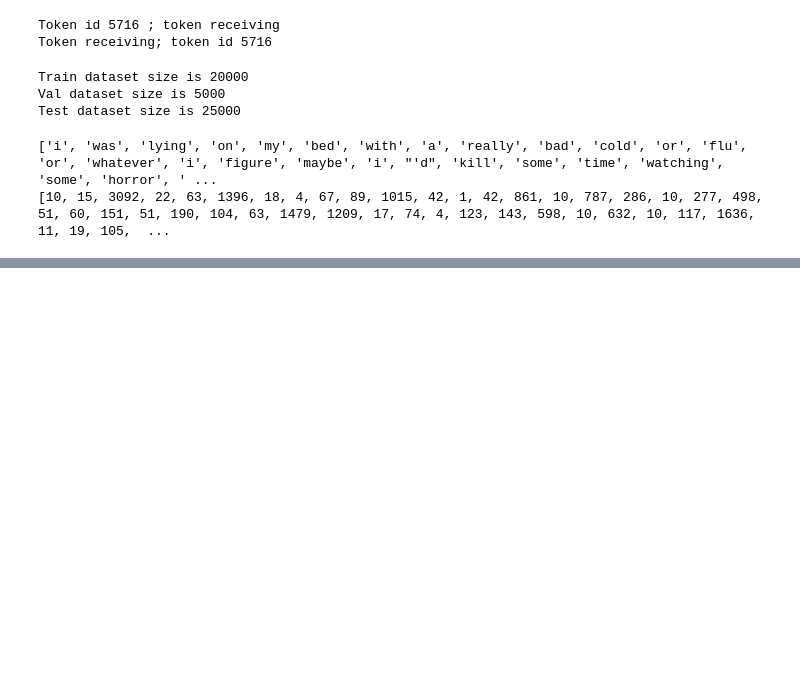
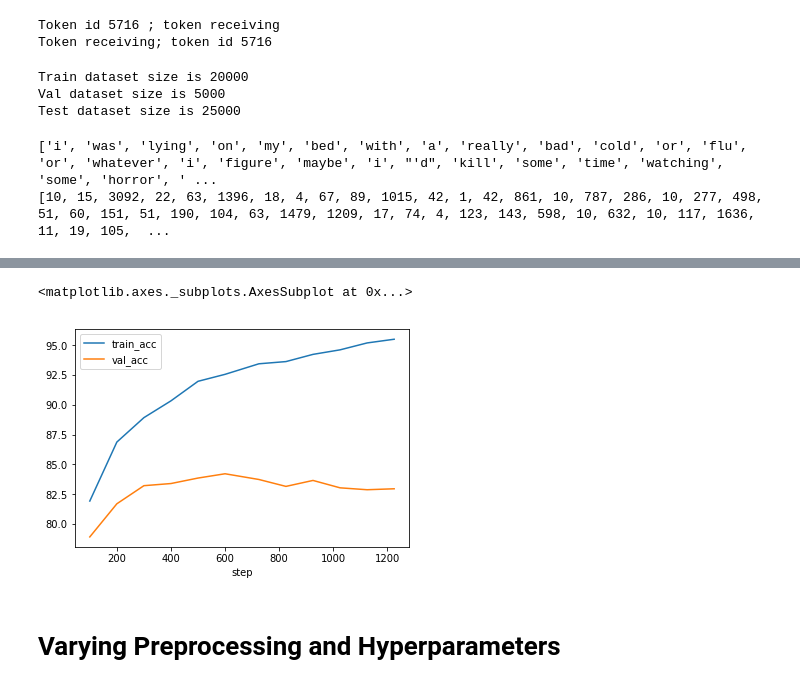
Before and after one commit to nyjgary/nlp-sentiment-analysis, a Jupyter notebook: nlp-sentiment-analysis.ipynb, the cells around one changed output, grey strips where cells are left out. Cells and saved outputs as stored; diff of their text form; code cells hidden in the pictures; blank space fills up the shorter version.

Commit message:
Tested basic model

```diff
--- a/nlp-sentiment-analysis.ipynb
+++ b/nlp-sentiment-analysis.ipynb
@@ -282,0 +335,34 @@ Label is 1
+# %%
+# Loss function and hyperparameters
+emb_dim = 100
+model = BagOfWords(len(id2token), emb_dim)
+learning_rate = 0.01
+num_epochs = 2
+criterion = torch.nn.CrossEntropyLoss()
+optimizer = torch.optim.Adam(model.parameters(), lr=learning_rate)
+# %%
+# Train and Evaluate on Validation Set
+
+total_steps = 0
+results = []
+
+for epoch in range(num_epochs):
+    for i, (data_batch, length_batch, label_batch) in enumerate(train_loader):
+        model.train()
+        optimizer.zero_grad()
+        outputs = model(data_batch, length_batch)
+        loss = criterion(outputs, label_batch)
+        loss.backward()
+        optimizer.step()
+        # validate every 100 iterations
+        if i > 0 and (i+1) % 100 == 0:
+            total_steps = epoch * 625 + (i+1)
+            train_acc = test_model(train_loader, model) # report train accuracy
+            val_acc = test_model(val_loader, model) # report validation accuracy
+            result = {}
+            result['step'] = total_steps
+            result['train_acc'] = train_acc
+            result['val_acc'] = val_acc
+            results.append(result)
+            print('Epoch: [{}/{}], Step: [{}/{}], Total Steps: {}, Validation Acc: {}, Train Acc: {}'.format(
+                       epoch+1, num_epochs, i+1, len(train_loader), total_steps, val_acc, train_acc))
@@ -282,0 +382,10 @@ Label is 1
+# %%
+# learning curve
+results_df = pd.DataFrame.from_dict(results)
+results_df = results_df.set_index('step')
+results_df.plot()
+# %% [output]
+<matplotlib.axes._subplots.AxesSubplot at 0x...>
+[figure, added]
+# %% [markdown]
+# Varying Preprocessing and Hyperparameters
```
Also changed, not shown: parts of 6 cells of this notebook.
